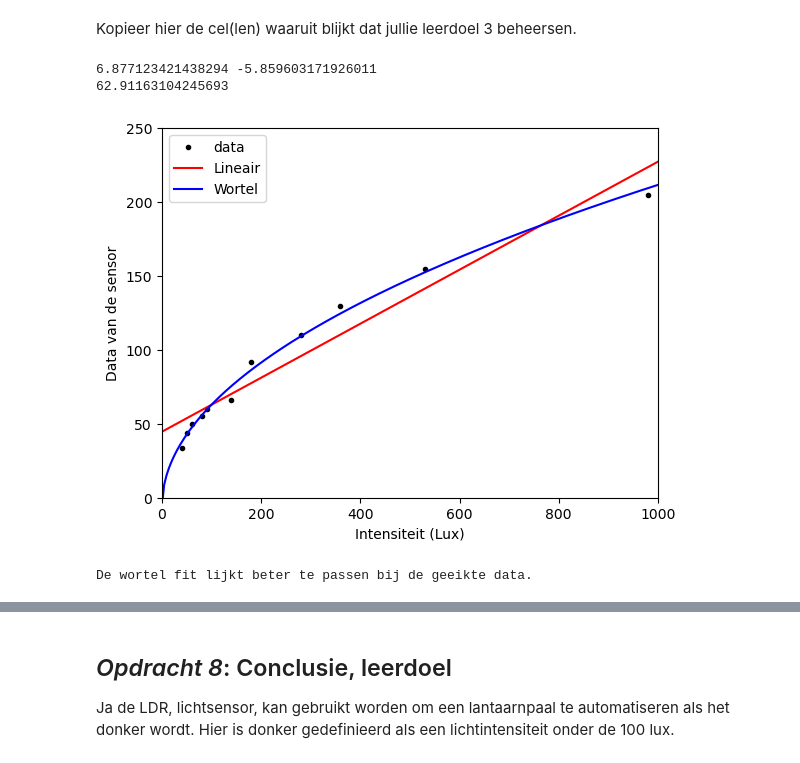
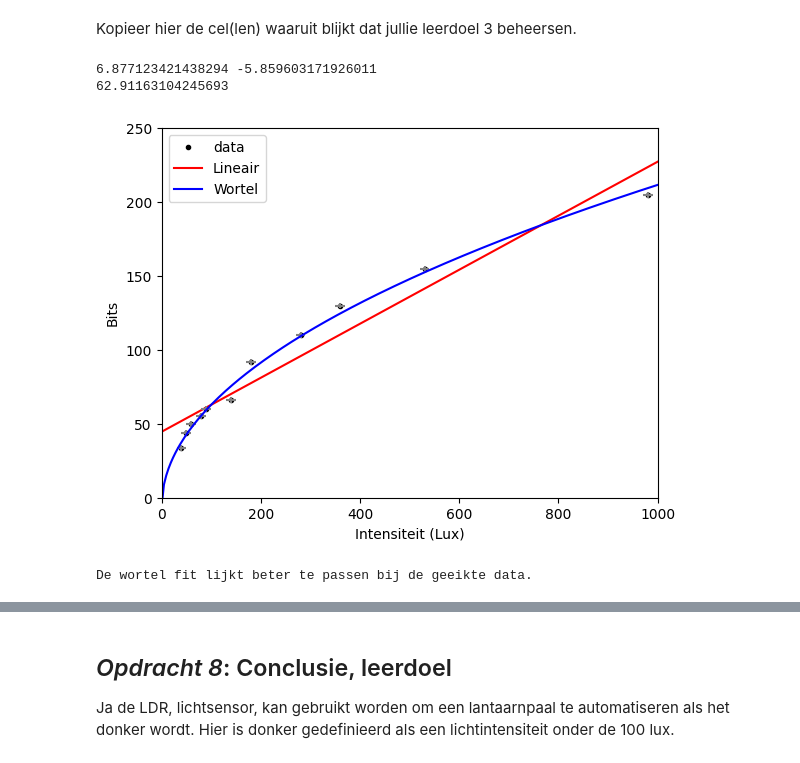
Before and after one commit to moostrum123/opdrachten-DEF-D, a Jupyter notebook: FysiekeOntwerpopdrachten/1KalibreerEenSensorDigitaalAnaloog/DEFOntwerpopdracht1KalibreerEenSensorInvulTemplate.ipynb, the cells around one changed output, grey strips where cells are left out. Saved outputs shown, nothing was run; the diff lists cells and outputs as text; code cells hidden in the pictures.

```diff
--- a/FysiekeOntwerpopdrachten/1KalibreerEenSensorDigitaalAnaloog/DEFOntwerpopdracht1KalibreerEenSensorInvulTemplate.ipynb
+++ b/FysiekeOntwerpopdrachten/1KalibreerEenSensorDigitaalAnaloog/DEFOntwerpopdracht1KalibreerEenSensorInvulTemplate.ipynb
@@ -211,35 +212,38 @@ from scipy.optimize import curve_fit
 
 lux = np.array([980, 530, 280, 360, 180, 140, 90, 80, 60, 50, 40])
 sensor = np.array([205, 155, 110, 130, 92, 66, 60, 55, 50, 44, 33.5])
 
 def linear(x, a, b):
     return a * x + b
 
 def root(x, a, b):
     return a * np.sqrt(x) + b
 
 
 linvar, lincov = curve_fit(linear, lux, sensor)
 rootvar, rootcov = curve_fit(root, lux, sensor)
 print(*rootvar)
 print(root(100, *rootvar))
 x_test = np.linspace(0, 4600, 1000)
+xerr = 10
+yerr = 2
 
 plt.plot(lux, sensor, "k.", label = "data")
 plt.plot(x_test, linear(x_test, *linvar), "r-", label="Lineair")
+plt.errorbar(lux, sensor, xerr=xerr, yerr=yerr, fmt="none", ecolor="gray")
 plt.plot(x_test, root(x_test, *rootvar), "b-", label="Wortel")
 plt.xlabel("Intensiteit (Lux)")
-plt.ylabel("Data van de sensor")
+plt.ylabel("Bits")
 plt.legend()
 plt.xlim(0, 1000)
 plt.ylim(0, 250)
 plt.show()
 
 print("De wortel fit lijkt beter te passen bij de geeikte data.")
 # %% [output]
 6.877123421438294 -5.859603171926011
 62.91163104245693
-[figure, old version]
+[figure, new version]
 De wortel fit lijkt beter te passen bij de geeikte data.
 # %% [markdown]
 ## *Opdracht 5*: Foto van jouw meetopstelling in. Leerdoel.
```
Also changed, not shown: parts of 5 cells of this notebook.
